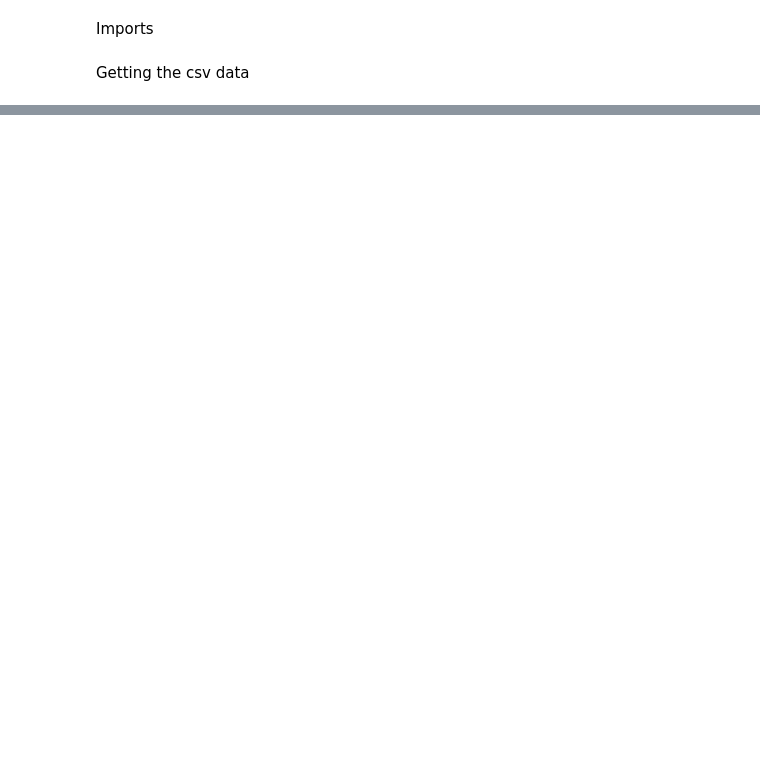
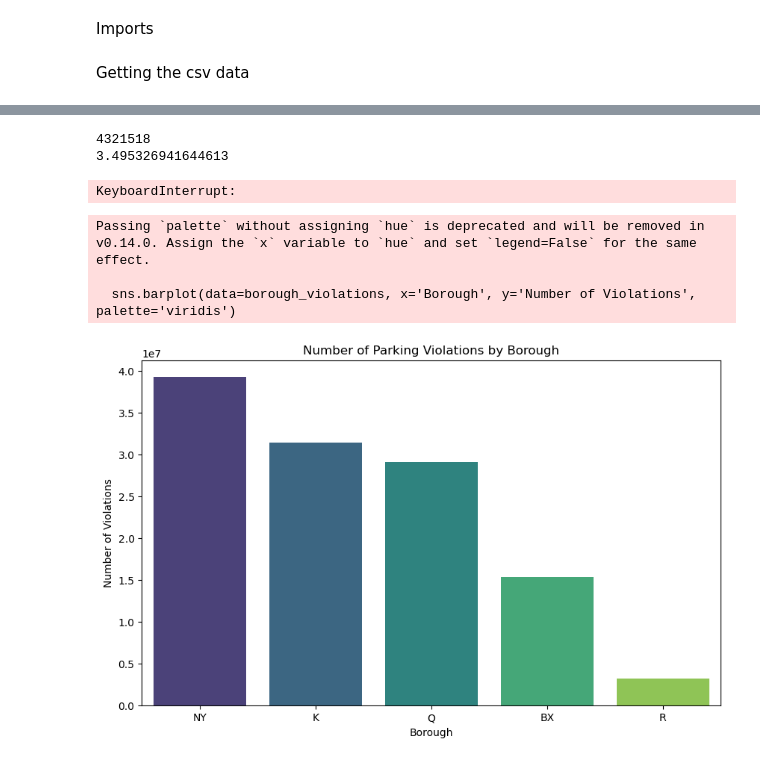
Before and after one commit to AnjaH4/BD_project, a Jupyter notebook: eda.ipynb, the cells around one changed output, grey strips where cells are left out. Saved outputs shown, nothing was run; the diff lists cells and outputs as text; code cells hidden in the pictures; blank space fills up the shorter version.

Commit message:
added important code from main folder - especially eda.ipynb and augment_data.ipynb

```diff
--- a/eda.ipynb
+++ b/eda.ipynb
@@ -53,0 +78,15 @@ dd_2014.head()
+# %%
+# Collecting dfs
+df_list = []
+
+for i in range(2024, 2025):
+    df = pd.read_parquet(os.path.join(DATA_DIR, f'{i}.parquet'))
+    print(f"Year: {i}")
+    #print(f"Number of rows: {len(df)}")
+    print("---------------------------------------------------")
+    df_list.append(df)
+
+# Concatenate all dfs
+df_all = pd.concat(df_list, ignore_index=True)
+
+print(f"Total number of rows: {len(df_all)}")
@@ -53,0 +287,41 @@ dd_2014.head()
+# %%
+# count and remove nan values for county
+print(df_all['Violation County'].isna().sum())
+# percentage of nan values
+print(df_all['Violation County'].isna().sum()/len(df_all)*100)
+# %% [output]
+4321518
+3.495326941644613
+# %%
+
+
+#First create a dictionary mapping old borough to new borough
+boroughs_dict = {'QNS': 'Q','QN' : 'Q', 'KINGS': 'K', 'BK' : 'K', 'BRONX':'BX', 'MN' : 'NY','ST' : 'R' }
+#replace function using the dict will convert the old boroughs to the new boroughs
+df_all['Violation County'] = df_all['Violation County'].replace(boroughs_dict)
+#Filtering out all violation boroughs that are NOT P, as P is very unclear to what it represents. not including
+# %% [output]
+KeyboardInterrupt:
+# %%
+df_all = df_all[df_all['Violation County'] != 'P']
+# Step 3: Aggregate Data to Reduce Memory Usage
+# Aggregate the data to get the number of violations per borough
+borough_violations = df_all['Violation County'].value_counts().reset_index()
+borough_violations.columns = ['Borough', 'Number of Violations']
+# %%
+
+# show only the 5 known boroughs
+borough_violations = borough_violations[borough_violations['Borough'].isin(['K', 'Q', 'BX', 'NY', 'R'])]
+
+# Step 4: Plot the Data
+plt.figure(figsize=(10, 6))
+sns.barplot(data=borough_violations, x='Borough', y='Number of Violations', palette='viridis')
+plt.title('Number of Parking Violations by Borough')
+plt.xlabel('Borough')
+plt.ylabel('Number of Violations')
+plt.show()
+# %% [output]
+Passing `palette` without assigning `hue` is deprecated and will be removed in v0.14.0. Assign the `x` variable to `hue` and set `legend=False` for the same effect.
+
+  sns.barplot(data=borough_violations, x='Borough', y='Number of Violations', palette='viridis')
+[figure, added]
```
Also changed, not shown: parts of 48 cells of this notebook, 8 other files.
